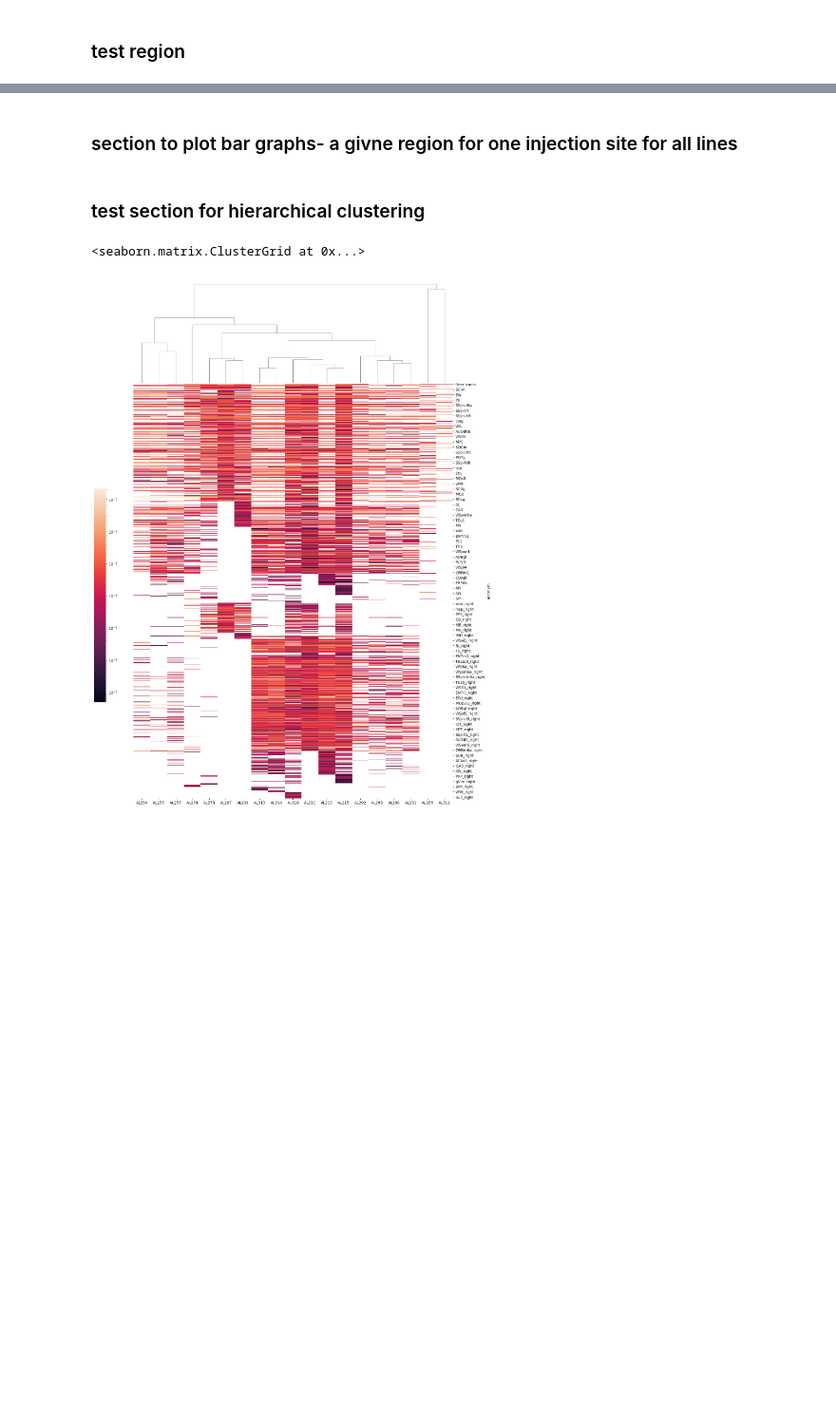
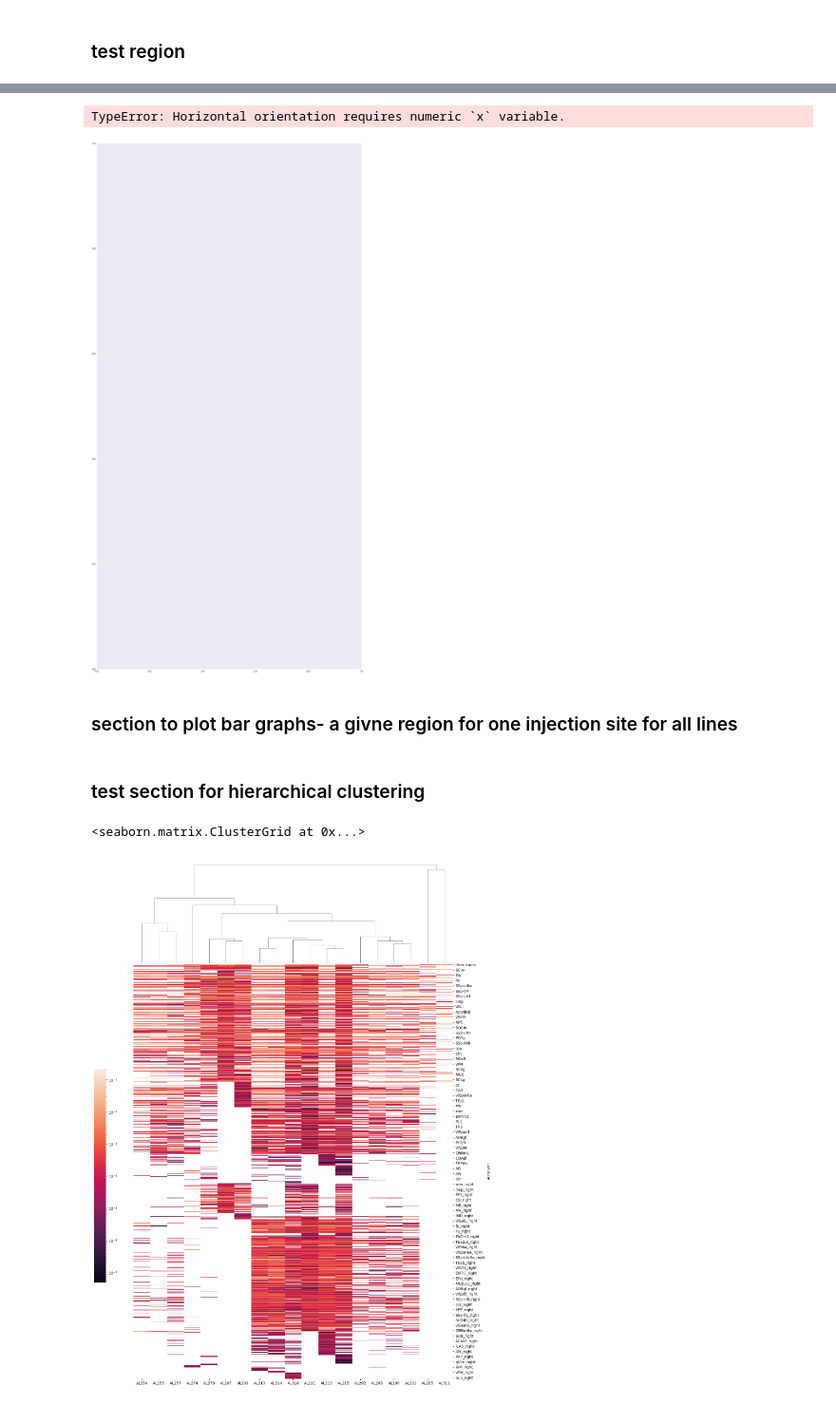
Before and after one commit to YANQI-LIU/Image_Registration, a Jupyter notebook: plotting_sns.ipynb, the cells around one changed output, grey strips where cells are left out. Shown at 95% size. Cells and saved outputs as stored; diff of their text form; code cells hidden in the pictures; blank space fills up the shorter version.

```diff
--- a/plotting_sns.ipynb
+++ b/plotting_sns.ipynb
@@ -889,0 +934,3 @@ both_df.T
+# %%
+expand=pd.melt(both_df, id_vars=['index'], value_vars=both_df.columns[1:-1])
+expand.head()
@@ -889,0 +944,3 @@ both_df.T
+# %%
+to_repeat=len(both_df.columns)-2
+# need to repeat injection site list for x times, minus the index column and the site column
@@ -889,0 +958,9 @@ both_df.T
+# %%
+import itertools
+# use itertool to flatten list of list
+
+new_foods = itertools.chain(*empty)
+new_list=list(new_foods)
+len(new_list)
+
+# use itertool to flatten list of list, final length = number of sample * number of brain region
@@ -889,0 +969,4 @@ both_df.T
+# %%
+expand['site']= new_list
+expand.head()
+# add site info as a column
@@ -905,3 +999,64 @@ plt.show()
+# %%
+# bar plot + individual dots
+
+sns.set(font_scale=2)
+
+fig, ax = plt.subplots(figsize=(40,80))
+
+# Draw the bar chart
+g1 = sns.barplot(
+    data=expand,
+    x='value',
+    y='acronym',
+    hue='site',
+    palette="hls",
+    orient="h",
+    zorder=0,
+    alpha=0.7,
+    errorbar=None,
+)
+
+g1.tick_params(bottom=False, left=False)
+# disable ticks because it is such a mess in illustrator!
+
+# Get the legend from just the bar chart
+handles, labels = g1.get_legend_handles_labels()
+
+# Draw the stripplot
+g2=sns.stripplot(
+    data=expand,
+    x='value',
+    y='acronym',
+    hue='site',
+    palette="hls",
+    orient="h",
+    size= 7,
+    dodge=True,
+    jitter=False,
+    edgecolor="black",
+    linewidth=.75,
+    ax=ax,
+)
+
+# Remove the old legend
+g2.legend_.remove()
+# Add just the bar chart legend back
+ax.legend(
+    handles,
+    labels,
+    loc='center right',
+    bbox_to_anchor=(1, 0.9),
+)
+
+plt.rcParams['svg.fonttype'] = 'none'
+# so text stay as text not paths!
+
+#plt.savefig(f'{outdir}\\{mouseline}_avg_{side}_{region_id}.svg')
+
+plt.show()
+# %% [output]
+TypeError: Horizontal orientation requires numeric `x` variable.
+[figure, added]
 # %% [markdown]
 ### section to plot bar graphs- a givne region for one injection site for all lines
 # %%
```
Also changed, not shown: parts of 42 cells of this notebook.
